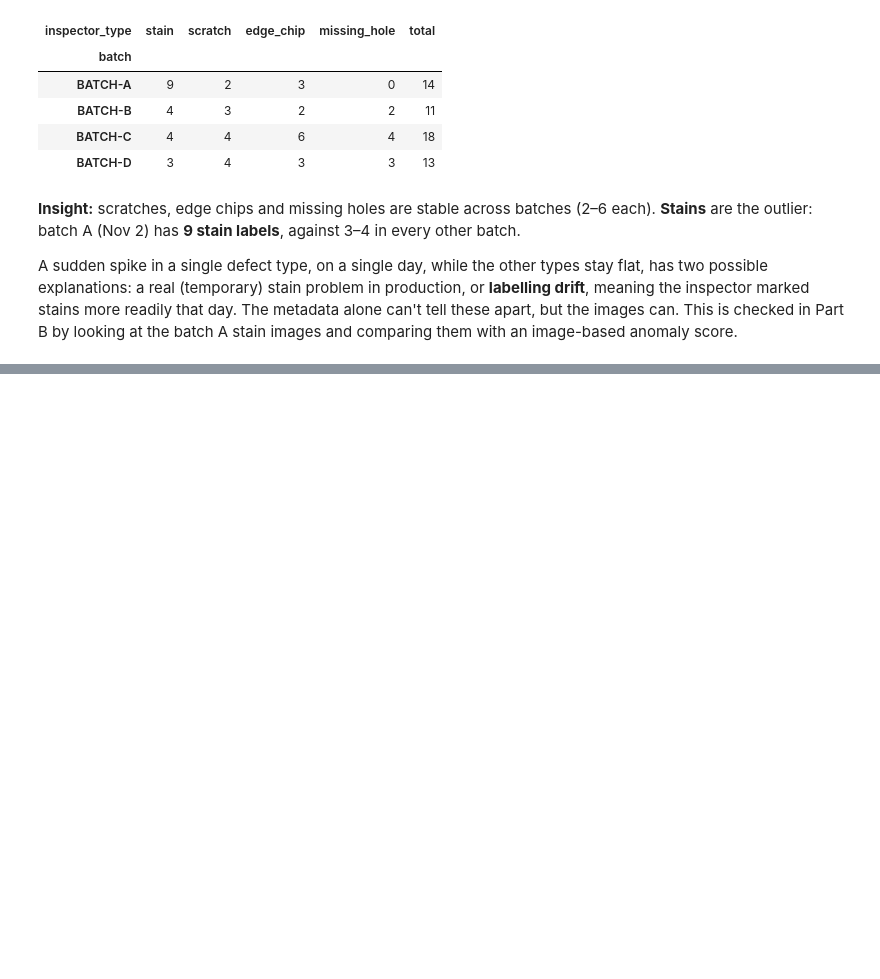
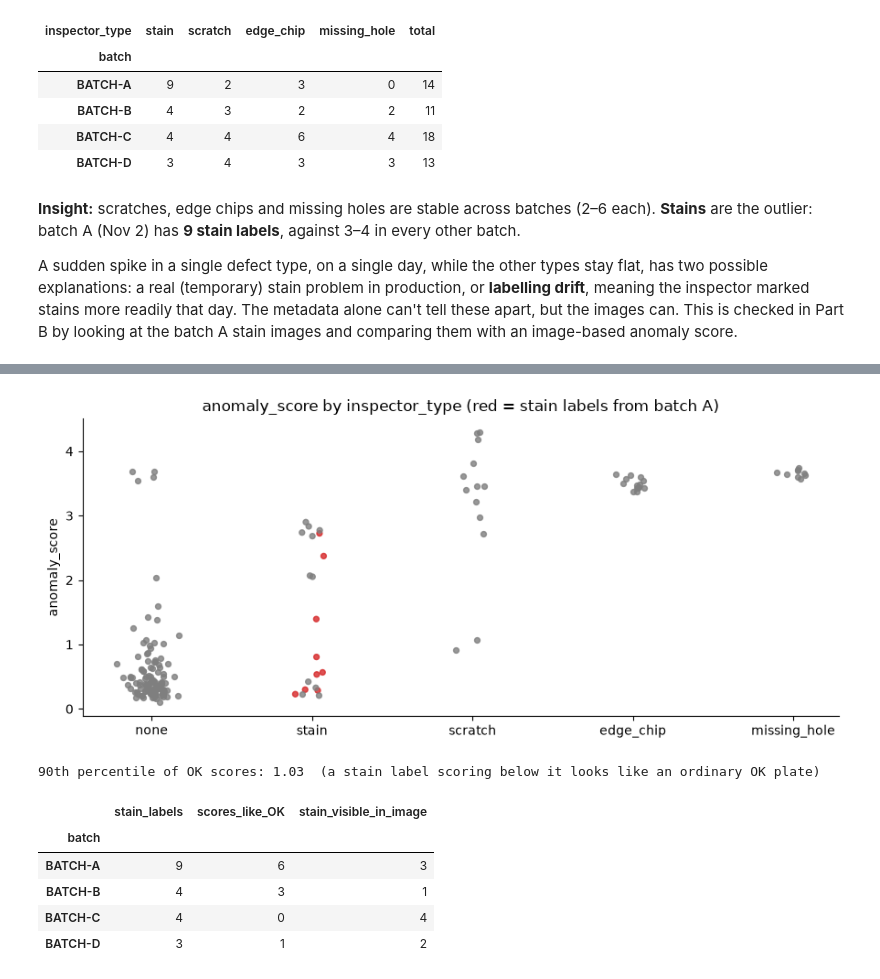
Before and after one commit to yuvalmar16/abra-junior-data-analyst, a Jupyter notebook: solution.ipynb, the cells around one changed output, grey strips where cells are left out. Cells and saved outputs as stored; diff of their text form; code cells hidden in the pictures; blank space fills up the shorter version.

```diff
--- a/solution.ipynb
+++ b/solution.ipynb
@@ -190,0 +348,26 @@ and comparing them with an image-based anomaly score.
+# %%
+fig, ax = plt.subplots(figsize=(9, 4))
+order = ["none", "stain", "scratch", "edge_chip", "missing_hole"]
+for k, t in enumerate(order):
+    s = train[train.inspector_type == t]
+    colors = np.where(s.batch == "BATCH-A", "tab:red", "tab:gray") if t == "stain" else "tab:gray"
+    ax.scatter(np.random.default_rng(1).normal(k, 0.08, len(s)), s.anomaly_score, s=18, c=colors, alpha=0.8)
+ax.set_xticks(range(len(order)), order); ax.set_ylabel("anomaly_score")
+ax.set_title("anomaly_score by inspector_type (red = stain labels from batch A)")
+plt.tight_layout(); plt.show()
+
+ok_max = train.loc[train.inspector_type == "none", "anomaly_score"].quantile(0.90)
+st = train[train.inspector_type == "stain"].assign(visible=lambda d: d.anomaly_score >= ok_max)
+print(f"90th percentile of OK scores: {ok_max:.2f}  (a stain label scoring below it looks like an ordinary OK plate)")
+display(st.groupby("batch").agg(stain_labels=("image_id", "size"),
+                                scores_like_OK=("visible", lambda v: int((~v).sum())),
+                                stain_visible_in_image=("visible", "sum")))
+# %% [output]
+[figure, added]
+90th percentile of OK scores: 1.03  (a stain label scoring below it looks like an ordinary OK plate)
+|  | stain_labels | scores_like_OK | stain_visible_in_image |
+| batch |  |  |  |
+| BATCH-A | 9 | 6 | 3 |
+| BATCH-B | 4 | 3 | 1 |
+| BATCH-C | 4 | 0 | 4 |
+| BATCH-D | 3 | 1 | 2 |
```
Also changed, not shown: parts of 16 cells of this notebook.
